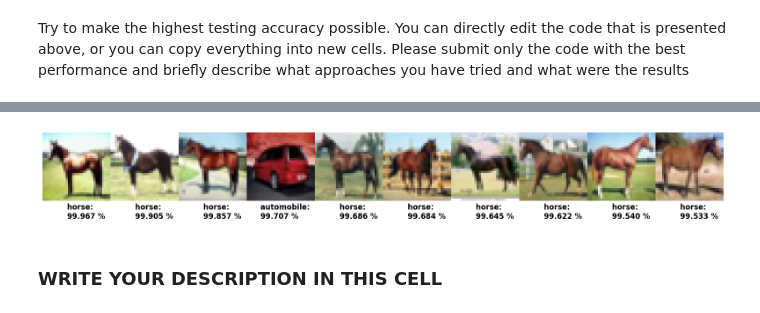
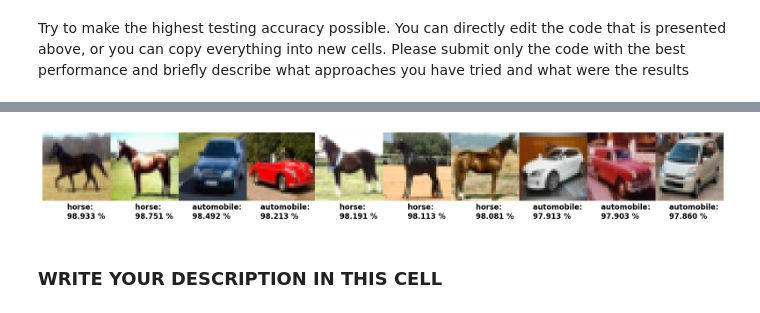
Before and after one commit to vaclav-kubes/MLF, a Jupyter notebook: Lab_06/Ex_06.ipynb, the cells around one changed output, grey strips where cells are left out. Saved outputs shown, nothing was run; the diff lists cells and outputs as text; code cells hidden in the pictures.

```diff
--- a/Lab_06/Ex_06.ipynb
+++ b/Lab_06/Ex_06.ipynb
@@ -273,6 +273,8 @@ from keras.layers import Dense, Flatten, Dropout
 from keras.optimizers import SGD
 from keras.datasets import cifar10
 from keras.utils import to_categorical
+from keras.regularizers import l2
+from keras.callbacks import EarlyStopping
 import matplotlib.pyplot as plt
 import matplotlib
 import numpy as np
@@ -292,19 +294,28 @@ y_train_encoded = to_categorical(y_train, num_classes=10)
 
 model = Sequential()
 model.add(Flatten(input_shape=(32, 32, 3)))
-model.add(Dense(128, activation='sigmoid'))
+#model.add(Dense(128, activation='sigmoid'))
 model.add(Dense(256, activation='sigmoid'))
-model.add(Dense(256, activation='sigmoid'))
+                  #64
+model.add(Dense(128, activation='relu', input_dim=100, kernel_regularizer=l2(0.01)))
+#model.add(Dense(256, activation='sigmoid'))
 #model.add(Dropout(0.1))
 #model.add(Dense(128, activation='sigmoid'))
 #model.add(Dense(128, activation='sigmoid'))
 model.add(Dense(10, activation='softmax'))
 
-from keras.optimizers import Adam #Adadelta
+from keras.optimizers import Adam, Adadelta
 optimizer = SGD(learning_rate = 0.01)
 model.compile(loss='categorical_crossentropy', optimizer=optimizer, metrics=['accuracy'])
 
-history = model.fit(X_train_scaled, y_train_encoded, epochs=90, batch_size=20, validation_split = 0.2)
+early_stopping = EarlyStopping(
+    monitor='val_loss',  # Sledovaná metrika (např. validační ztráta)
+    patience=10,        # Počet epoch bez zlepšení, než se trénování zastaví
+    verbose=1,          # Zobrazování zpráv o zastavení
+    restore_best_weights=True  # Obnovení nejlepších vah po zastavení
+)
+                                                            #90
+history = model.fit(X_train_scaled, y_train_encoded, epochs=45, batch_size=20, validation_split = 0.2, callbacks=[early_stopping])
 
 X_test = X_test.astype('float32') / 255.0
 y_test_encoded = to_categorical(y_test, num_classes=10)
@@ -335,4 +346,4 @@ Test accuracy: 50.19000172615051 %
-[figure, old version]
+[figure, new version]
 # %% [markdown]
 ### WRITE YOUR DESCRIPTION IN THIS CELL ###
 # %% [markdown]
```
Also changed, not shown: parts of 1 cell of this notebook.
